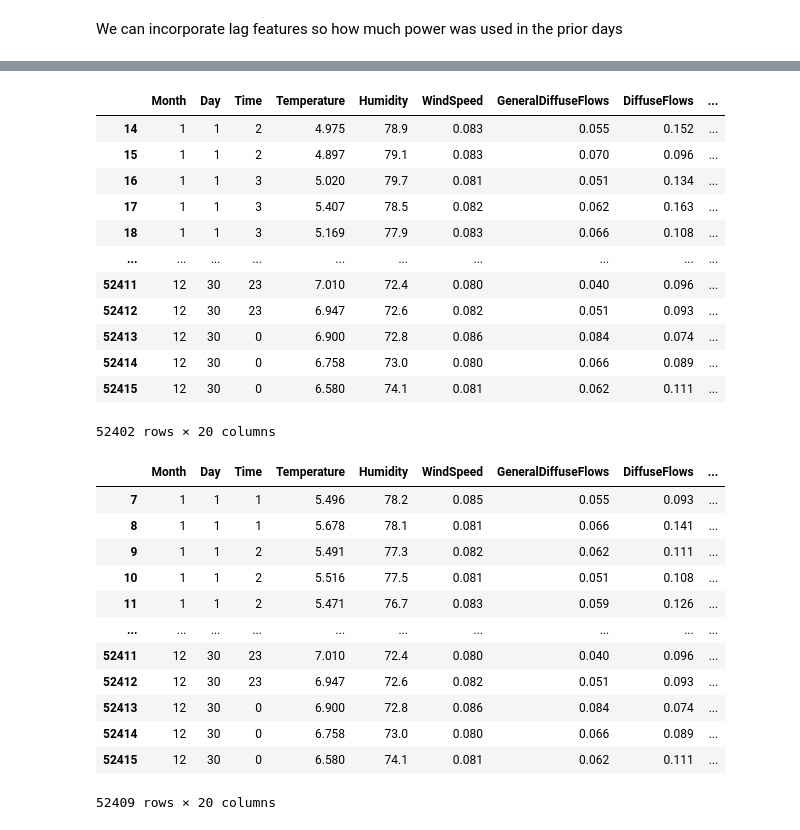
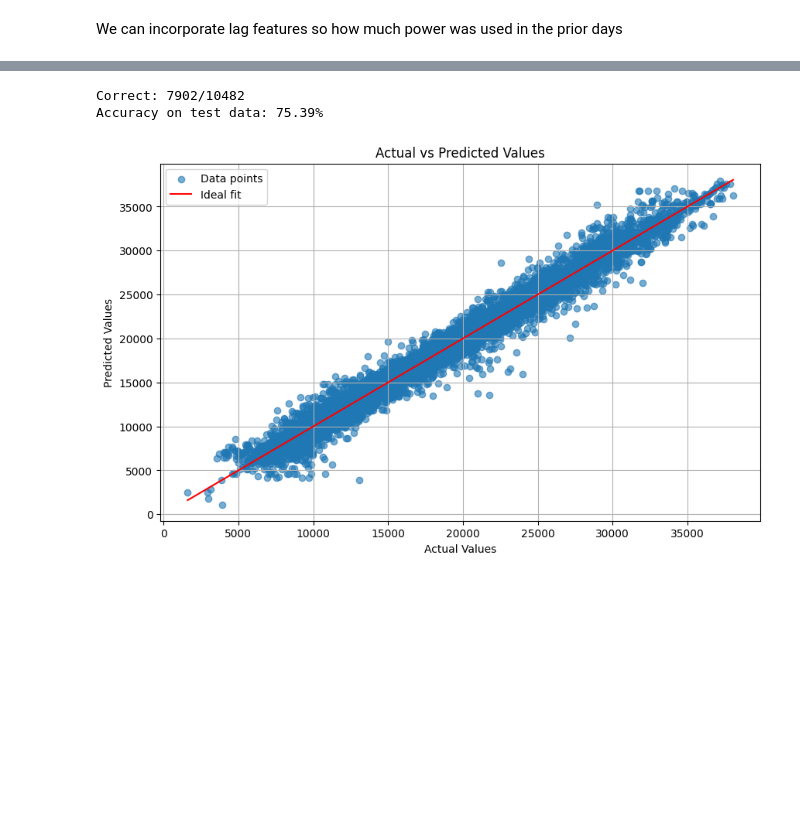
Before and after one commit to zains50/Electric-Power-Model, a Jupyter notebook: electricpowerconsumption.ipynb, the cells around one changed output, grey strips where cells are left out. Saved outputs shown, nothing was run; the diff lists cells and outputs as text; code cells hidden in the pictures; blank space fills up the shorter version.

```diff
--- a/electricpowerconsumption.ipynb
+++ b/electricpowerconsumption.ipynb
@@ -372,3 +304,12 @@ So our data when given a margin of error of about predicts the correct output en
 Step 1: Feature Engineering
 # %% [markdown]
 We can incorporate lag features so how much power was used in the prior days
+# %%
+#Unfortunately, this will cause us to lose 7 rows of data but that isnt that bad. (Due to nan values)
+
+dfs['lag1'] = dfs['PowerConsumption_Zone1'].shift(1) #Lag 1 day behind
+dfs['lag2'] = dfs['PowerConsumption_Zone1'].shift(3) #Lag 3 days behind
+dfs['lag3'] = dfs['PowerConsumption_Zone1'].shift(7) #Lag approx 1 week behind
+dfs['rolling_mean_7'] = dfs['PowerConsumption_Zone1'].rolling(window=7).mean()
+dfs = dfs[7:]
+display(dfs)
@@ -391,23 +363,0 @@ display(dfs)
-# %%
-#Unfortunately, this will cause us to lose 7 rows of data but that isnt that bad. (Due to nan values)
-
-dfs['Lag1'] = dfs['PowerConsumption_Zone1'].shift(1) #Lag 1 day behind
-dfs['Lag2'] = dfs['PowerConsumption_Zone1'].shift(3) #Lag 3 days behind
-dfs['Lag3'] = dfs['PowerConsumption_Zone1'].shift(7) #Lag approx 1 week behind
-dfs['Rolling Mean 7'] = dfs['PowerConsumption_Zone1'].rolling(window=7).mean()
-dfs = dfs[7:]
-display(dfs)
-# %% [output]
-|  | Month | Day | Time | Temperature | Humidity | WindSpeed | GeneralDiffuseFlows | DiffuseFlows | ... |
-| 14 | 1 | 1 | 2 | 4.975 | 78.9 | 0.083 | 0.055 | 0.152 | ... |
-| 15 | 1 | 1 | 2 | 4.897 | 79.1 | 0.083 | 0.070 | 0.096 | ... |
-| 16 | 1 | 1 | 3 | 5.020 | 79.7 | 0.081 | 0.051 | 0.134 | ... |
-| 17 | 1 | 1 | 3 | 5.407 | 78.5 | 0.082 | 0.062 | 0.163 | ... |
-| 18 | 1 | 1 | 3 | 5.169 | 77.9 | 0.083 | 0.066 | 0.108 | ... |
-| ... | ... | ... | ... | ... | ... | ... | ... | ... | ... |
-| 52411 | 12 | 30 | 23 | 7.010 | 72.4 | 0.080 | 0.040 | 0.096 | ... |
-| 52412 | 12 | 30 | 23 | 6.947 | 72.6 | 0.082 | 0.051 | 0.093 | ... |
-| 52413 | 12 | 30 | 0 | 6.900 | 72.8 | 0.086 | 0.084 | 0.074 | ... |
-| 52414 | 12 | 30 | 0 | 6.758 | 73.0 | 0.080 | 0.066 | 0.089 | ... |
-| 52415 | 12 | 30 | 0 | 6.580 | 74.1 | 0.081 | 0.062 | 0.111 | ... |
-52402 rows × 20 columns
@@ -435,16 +364,16 @@ dfs['time_cos'] = cos_transformer(24).fit_transform(dfs[['Time']])['Time']
-# %%
-display(dfs)
-# %% [output]
-|  | Month | Day | Time | Temperature | Humidity | WindSpeed | GeneralDiffuseFlows | DiffuseFlows | ... |
-| 7 | 1 | 1 | 1 | 5.496 | 78.2 | 0.085 | 0.055 | 0.093 | ... |
-| 8 | 1 | 1 | 1 | 5.678 | 78.1 | 0.081 | 0.066 | 0.141 | ... |
-| 9 | 1 | 1 | 2 | 5.491 | 77.3 | 0.082 | 0.062 | 0.111 | ... |
-| 10 | 1 | 1 | 2 | 5.516 | 77.5 | 0.081 | 0.051 | 0.108 | ... |
-| 11 | 1 | 1 | 2 | 5.471 | 76.7 | 0.083 | 0.059 | 0.126 | ... |
-| ... | ... | ... | ... | ... | ... | ... | ... | ... | ... |
-| 52411 | 12 | 30 | 23 | 7.010 | 72.4 | 0.080 | 0.040 | 0.096 | ... |
-| 52412 | 12 | 30 | 23 | 6.947 | 72.6 | 0.082 | 0.051 | 0.093 | ... |
-| 52413 | 12 | 30 | 0 | 6.900 | 72.8 | 0.086 | 0.084 | 0.074 | ... |
-| 52414 | 12 | 30 | 0 | 6.758 | 73.0 | 0.080 | 0.066 | 0.089 | ... |
-| 52415 | 12 | 30 | 0 | 6.580 | 74.1 | 0.081 | 0.062 | 0.111 | ... |
-52409 rows × 20 columns
+# %%
+X2 = dfs[['month_sin','month_cos','day_sin','day_cos','time_sin','time_cos','Temperature','Humidity','WindSpeed','rolling_mean_7','lag1','lag2','lag3']].to_numpy()
+y = dfs['PowerConsumption_Zone1'].to_numpy()
+y = y - y.min()
+
+inputSize = X2[0].size
+outputSize = int(y.max())
+#model = SimpleNeuralNetwork(inputSize,outputSize)
+#train(X2,y,model,"ModelWithFeatures")
+# %%
+printResults(loadModel("ModelWithFeatures"),X2,y,error=1000)
+plt.show()
+# %% [output]
+Correct: 7902/10482
+Accuracy on test data: 75.39%
+[figure, added]
```
Also changed, not shown: parts of 26 cells of this notebook, 1 other file.
